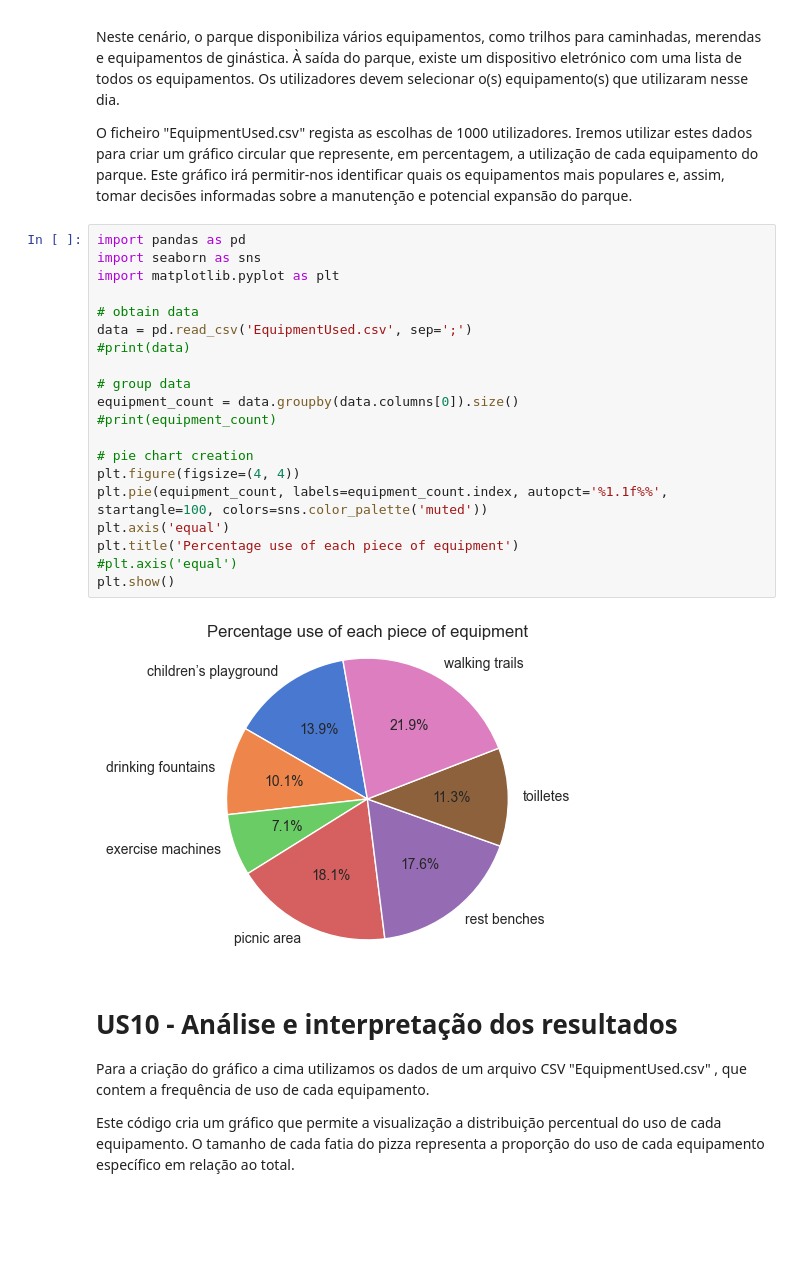
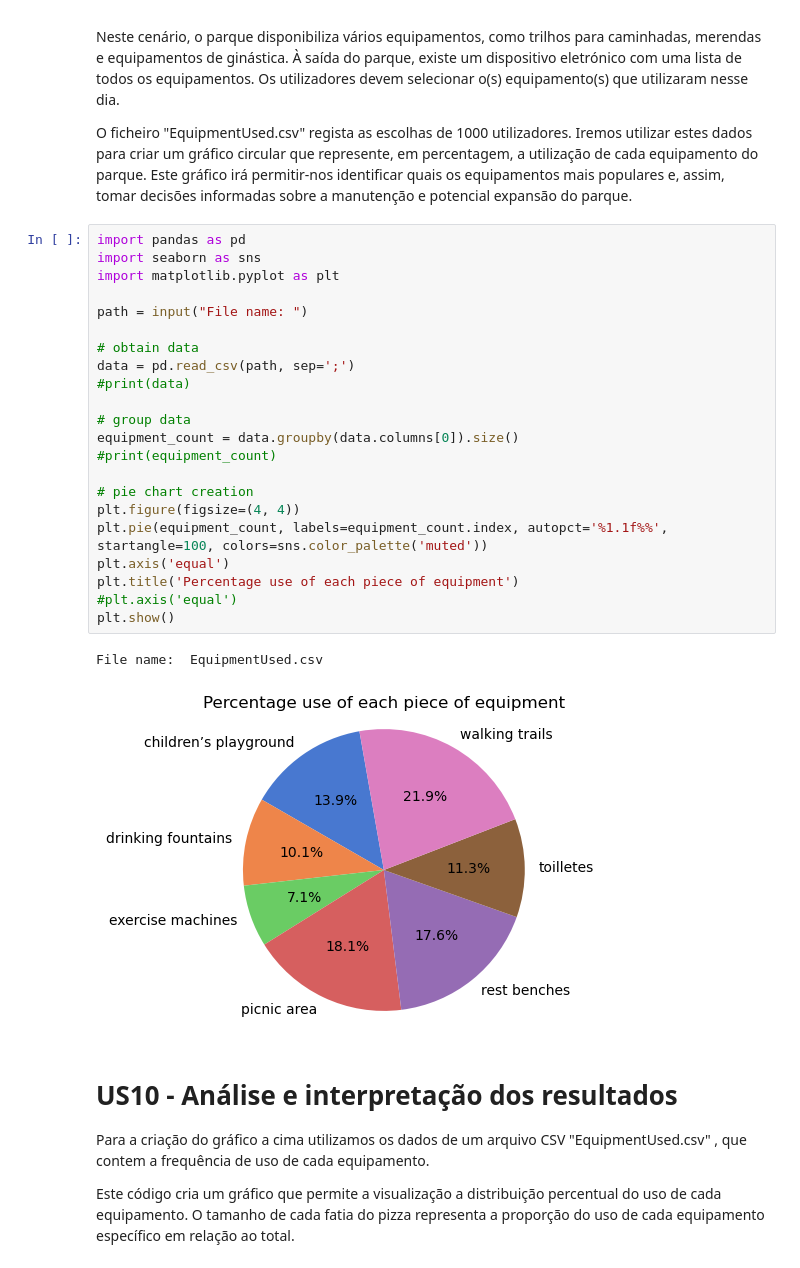
Before and after one commit to Departamento-de-Engenharia-Informatica/lei-24-s2-1dm-g132, a Jupyter notebook: src/main/python/sprint2.ipynb, the cells around one changed output. Saved outputs shown, nothing was run; the diff lists cells and outputs as text; blank space fills up the shorter version.

```diff
--- a/src/main/python/sprint2.ipynb
+++ b/src/main/python/sprint2.ipynb
@@ -342,25 +342,28 @@ O ficheiro "EquipmentUsed.csv" regista as escolhas de 1000 utilizadores. Iremos
 # %%
 import pandas as pd
 import seaborn as sns
 import matplotlib.pyplot as plt
 
+path = input("File name: ")
+
 # obtain data
-data = pd.read_csv('EquipmentUsed.csv', sep=';')
+data = pd.read_csv(path, sep=';')
 #print(data)
 
 # group data
 equipment_count = data.groupby(data.columns[0]).size()
 #print(equipment_count)
 
 # pie chart creation
 plt.figure(figsize=(4, 4))
 plt.pie(equipment_count, labels=equipment_count.index, autopct='%1.1f%%', startangle=100, colors=sns.color_palette('muted'))
 plt.axis('equal')
 plt.title('Percentage use of each piece of equipment')
 #plt.axis('equal')
 plt.show()
 # %% [output]
+File name:  EquipmentUsed.csv
-[figure, old version]
+[figure, new version]
 # %% [markdown]
 # US10 - Análise e interpretação dos resultados
 
```
Also changed, not shown: parts of 1 cell of this notebook, 6 other files.
